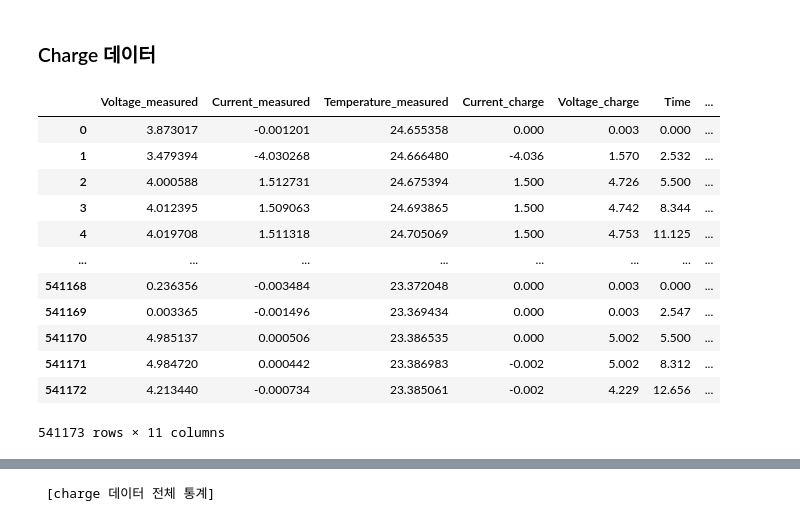
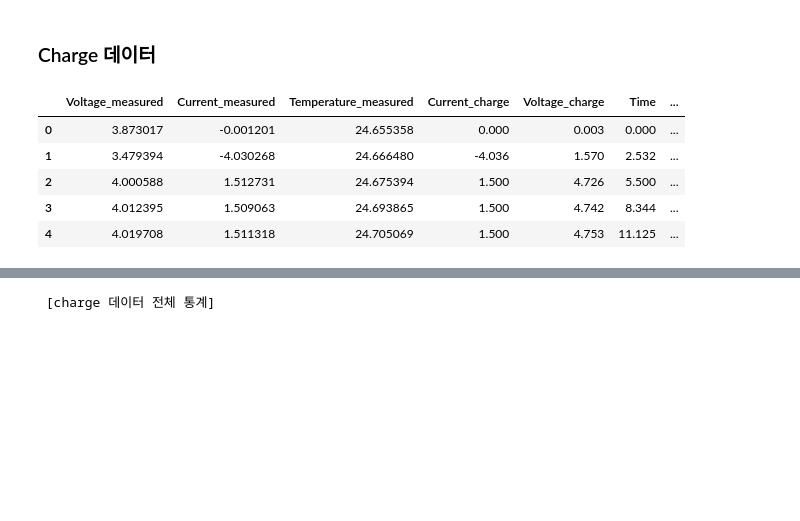
Before and after one commit to kk082911/project, a Jupyter notebook: basic analysis.ipynb, the cells around one changed output, grey strips where cells are left out. Saved outputs shown, nothing was run; the diff lists cells and outputs as text; code cells hidden in the pictures; blank space fills up the shorter version.

```diff
--- a/basic analysis.ipynb
+++ b/basic analysis.ipynb
@@ -56,21 +55,14 @@ imp['real_cycle'] = (imp['cycle_idx'] + 1) //2
 # %% [markdown]
 ### Charge 데이터
 # %%
-charge
+charge.head()
 # %% [output]
 |  | Voltage_measured | Current_measured | Temperature_measured | Current_charge | Voltage_charge | Time | ... |
 | 0 | 3.873017 | -0.001201 | 24.655358 | 0.000 | 0.003 | 0.000 | ... |
 | 1 | 3.479394 | -4.030268 | 24.666480 | -4.036 | 1.570 | 2.532 | ... |
 | 2 | 4.000588 | 1.512731 | 24.675394 | 1.500 | 4.726 | 5.500 | ... |
 | 3 | 4.012395 | 1.509063 | 24.693865 | 1.500 | 4.742 | 8.344 | ... |
 | 4 | 4.019708 | 1.511318 | 24.705069 | 1.500 | 4.753 | 11.125 | ... |
-| ... | ... | ... | ... | ... | ... | ... | ... |
-| 541168 | 0.236356 | -0.003484 | 23.372048 | 0.000 | 0.003 | 0.000 | ... |
-| 541169 | 0.003365 | -0.001496 | 23.369434 | 0.000 | 0.003 | 2.547 | ... |
-| 541170 | 4.985137 | 0.000506 | 23.386535 | 0.000 | 5.002 | 5.500 | ... |
-| 541171 | 4.984720 | 0.000442 | 23.386983 | -0.002 | 5.002 | 8.312 | ... |
-| 541172 | 4.213440 | -0.000734 | 23.385061 | -0.002 | 4.229 | 12.656 | ... |
-541173 rows × 11 columns
 # %%
 print("[Charge 데이터]")
 charge.info()
```
Also changed, not shown: parts of 15 cells of this notebook, 1 other file.
